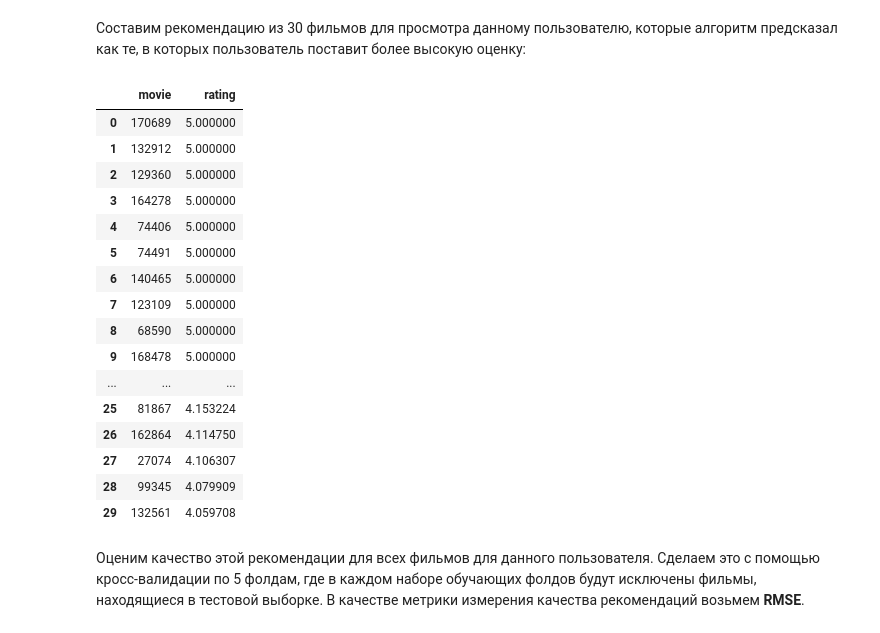
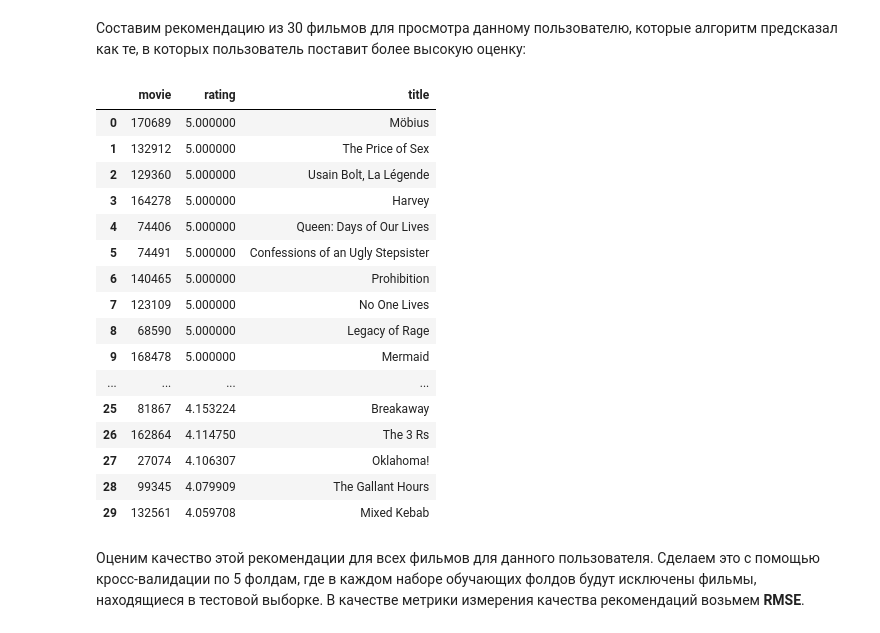
Before and after one commit to slavastar/Data-Analysis-Course, a Jupyter notebook: LW3.ipynb, the cells around one changed output. Cells and saved outputs as stored; diff of their text form; code cells hidden in the pictures.

```diff
--- a/LW3.ipynb
+++ b/LW3.ipynb
@@ -304,7 +306,7 @@ class Assessment:
 data_df = data_df.rename(columns={
     'userId': 'user',
     'movieId': 'movie',
-})[['user', 'movie', 'rating']]
+})[['user', 'movie', 'rating', 'overview']]
 # %% [markdown]
 Для более быстрого процесса обучения возьмем 500 пользователей, давшими наибольшое количество оценок. На основе полученного датасета будем обучать наши данные и делать рекоммендации:
 # %%
@@ -336,29 +338,30 @@ print(f'Количество оценок пользователя {user}: {rati
 # %%
 rec_sys = CollaborativeFiltering(df)
 recommendations = rec_sys.recommendations(user)
 recommendations_df = pd.DataFrame(data={
     'movie': recommendations.keys(),
     'rating': recommendations.values()
 })
-recommendations_df.head(30)
+recommendations_df.head(30).merge(
+    metadata[['id', 'title']].rename(columns={'id': 'movie'}), on='movie')
 # %% [output]
-|  | movie | rating |
-| 0 | 170689 | 5.000000 |
-| 1 | 132912 | 5.000000 |
-| 2 | 129360 | 5.000000 |
-| 3 | 164278 | 5.000000 |
-| 4 | 74406 | 5.000000 |
-| 5 | 74491 | 5.000000 |
-| 6 | 140465 | 5.000000 |
-| 7 | 123109 | 5.000000 |
-| 8 | 68590 | 5.000000 |
-| 9 | 168478 | 5.000000 |
-| ... | ... | ... |
-| 25 | 81867 | 4.153224 |
-| 26 | 162864 | 4.114750 |
-| 27 | 27074 | 4.106307 |
-| 28 | 99345 | 4.079909 |
-| 29 | 132561 | 4.059708 |
+|  | movie | rating | title |
+| 0 | 170689 | 5.000000 | Möbius |
+| 1 | 132912 | 5.000000 | The Price of Sex |
+| 2 | 129360 | 5.000000 | Usain Bolt, La Légende |
+| 3 | 164278 | 5.000000 | Harvey |
+| 4 | 74406 | 5.000000 | Queen: Days of Our Lives |
+| 5 | 74491 | 5.000000 | Confessions of an Ugly Stepsister |
+| 6 | 140465 | 5.000000 | Prohibition |
+| 7 | 123109 | 5.000000 | No One Lives |
+| 8 | 68590 | 5.000000 | Legacy of Rage |
+| 9 | 168478 | 5.000000 | Mermaid |
+| ... | ... | ... | ... |
+| 25 | 81867 | 4.153224 | Breakaway |
+| 26 | 162864 | 4.114750 | The 3 Rs |
+| 27 | 27074 | 4.106307 | Oklahoma! |
+| 28 | 99345 | 4.079909 | The Gallant Hours |
+| 29 | 132561 | 4.059708 | Mixed Kebab |
 # %% [markdown]
 Оценим качество этой рекомендации для всех фильмов для данного пользователя. Сделаем это с помощью кросс-валидации по 5 фолдам, где в каждом наборе обучающих фолдов будут исключены фильмы, находящиеся в тестовой выборке. В качестве метрики измерения качества рекомендаций возьмем **RMSE**.
 # %%
```
Also changed, not shown: parts of 8 cells of this notebook.
